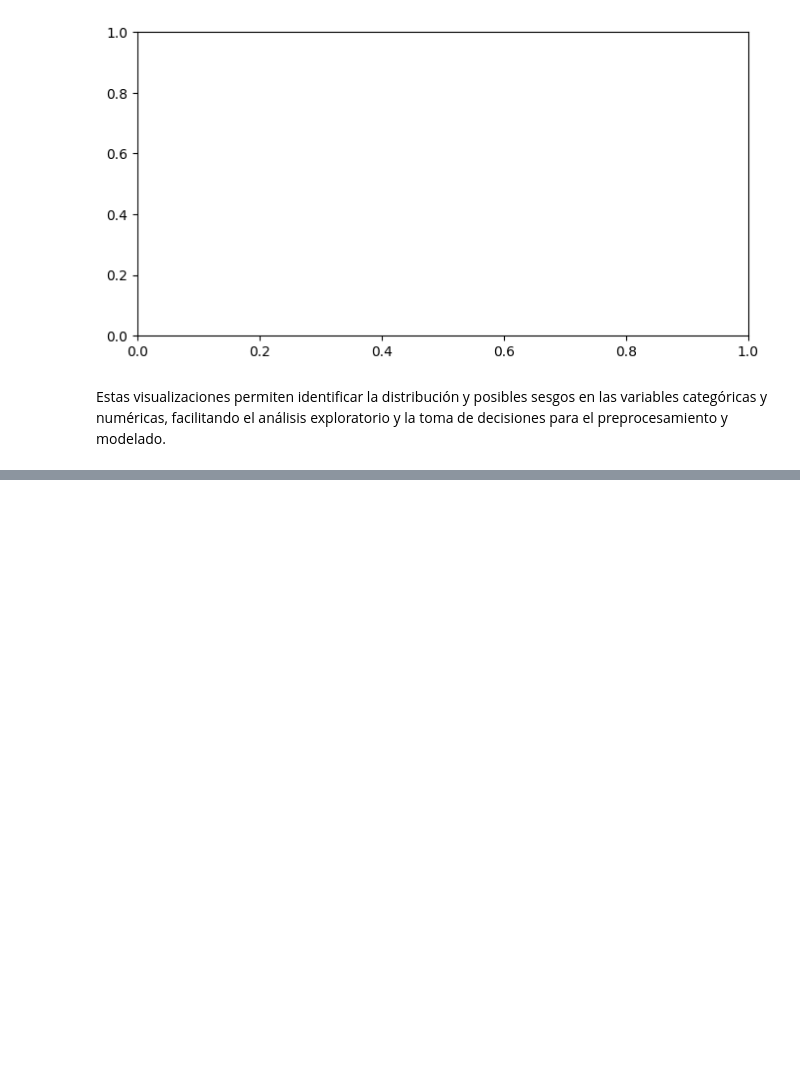
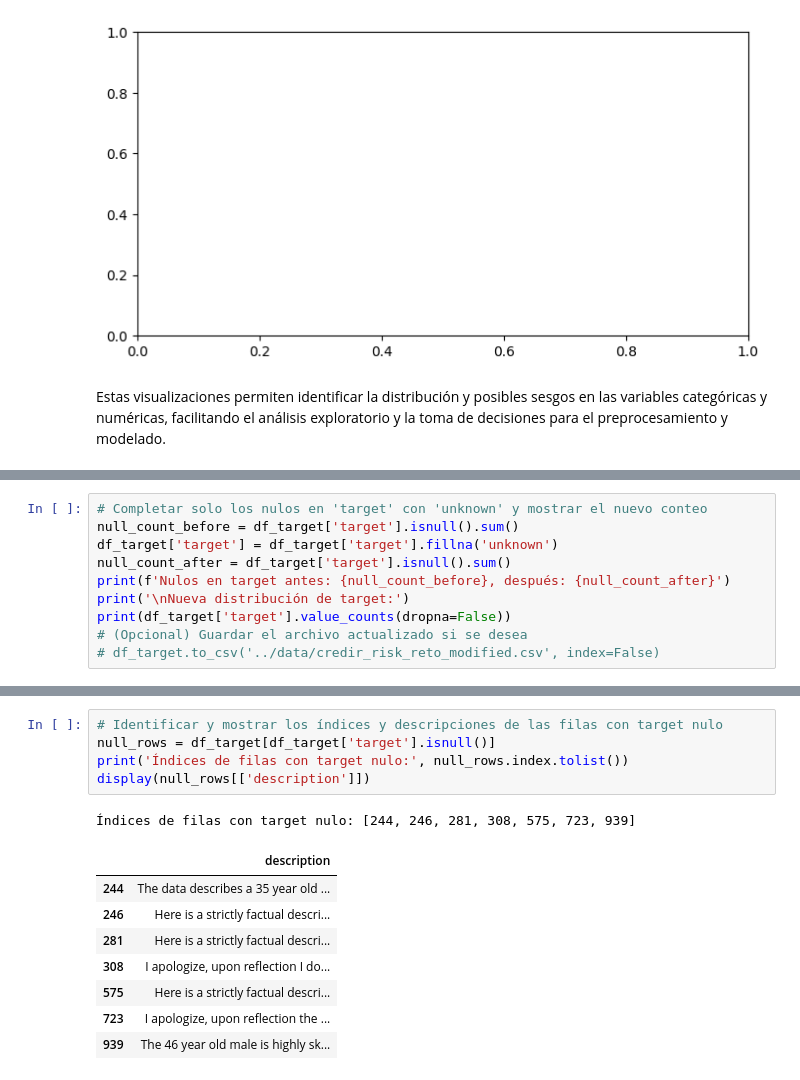
Before and after one commit to francogiof/Credit-Risk, a Jupyter notebook: scripts/EDA.ipynb, the cells around one changed output, grey strips where cells are left out. Cells and saved outputs as stored; diff of their text form; blank space fills up the shorter version.

```diff
--- a/scripts/EDA.ipynb
+++ b/scripts/EDA.ipynb
@@ -178,0 +219,10 @@ Estas visualizaciones permiten identificar la distribución y posibles sesgos en
+# %%
+# Completar solo los nulos en 'target' con 'unknown' y mostrar el nuevo conteo
+null_count_before = df_target['target'].isnull().sum()
+df_target['target'] = df_target['target'].fillna('unknown')
+null_count_after = df_target['target'].isnull().sum()
+print(f'Nulos en target antes: {null_count_before}, después: {null_count_after}')
+print('\nNueva distribución de target:')
+print(df_target['target'].value_counts(dropna=False))
+# (Opcional) Guardar el archivo actualizado si se desea
+# df_target.to_csv('../data/credir_risk_reto_modified.csv', index=False)
@@ -178,0 +238,15 @@ Estas visualizaciones permiten identificar la distribución y posibles sesgos en
+# %%
+# Identificar y mostrar los índices y descripciones de las filas con target nulo
+null_rows = df_target[df_target['target'].isnull()]
+print('Índices de filas con target nulo:', null_rows.index.tolist())
+display(null_rows[['description']])
+# %% [output]
+Índices de filas con target nulo: [244, 246, 281, 308, 575, 723, 939]
+|  | description |
+| 244 | The data describes a 35 year old ... |
+| 246 | Here is a strictly factual descri... |
+| 281 | Here is a strictly factual descri... |
+| 308 | I apologize, upon reflection I do... |
+| 575 | Here is a strictly factual descri... |
+| 723 | I apologize, upon reflection the ... |
+| 939 | The 46 year old male is highly sk... |
```
Also changed, not shown: parts of 6 cells of this notebook, 5 other files.
